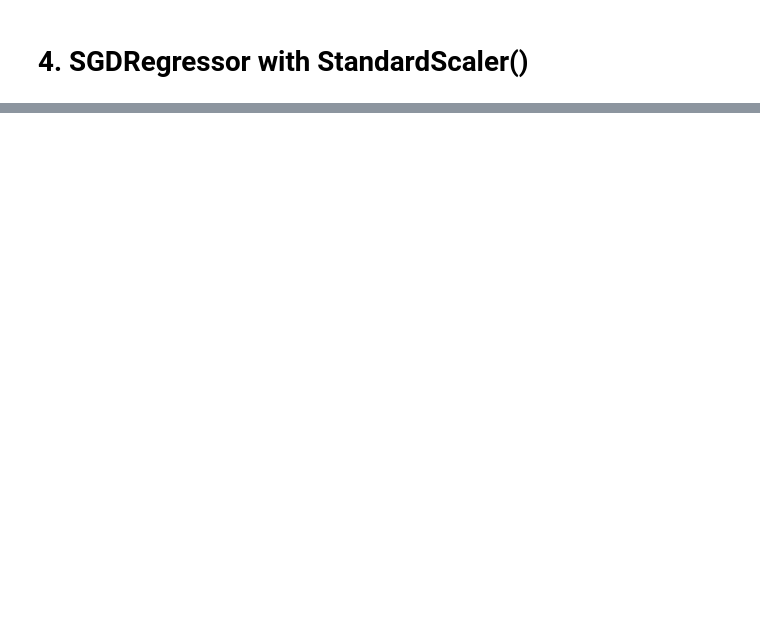
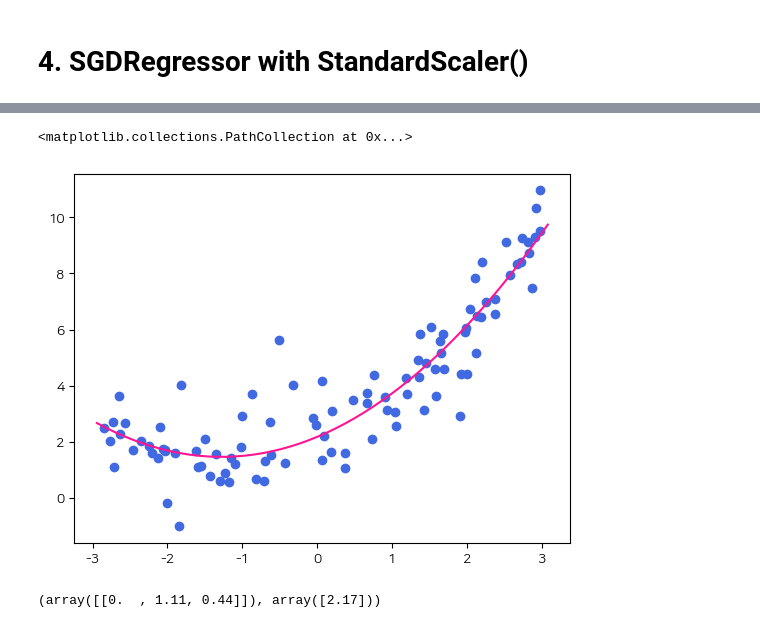
Before and after one commit to malcano/Data_Engineering_20, a Jupyter notebook: machinelearning/03ML.ipynb, the cells around one changed output, grey strips where cells are left out. Saved outputs shown, nothing was run; the diff lists cells and outputs as text; code cells hidden in the pictures; blank space fills up the shorter version.

```diff
--- a/machinelearning/03ML.ipynb
+++ b/machinelearning/03ML.ipynb
@@ -394,0 +602,26 @@ print(reg.coef_, reg.intercept_)
+# %%
+from sklearn.preprocessing import PolynomialFeatures
+
+poly = PolynomialFeatures(degree=2)#2차원으로 만들어줭
+X2_train = poly.fit_transform(X)
+X2_train# 이렇게 입력함수를 늘려서 준비를 해놓고
+y_train  = y
+
+xx = np.arange(-3,3,0.01)
+xx2 = xx.reshape(-1,1)
+
+reg2 = LinearRegression()
+reg2.fit(X2_train, y_train)
+xx2 = poly.transform(xx)
+yy = reg2.predict(xx2)
+# %%
+plt.plot(xx,yy, color = 'deeppink')
+plt.scatter(X,y, c='royalblue')
+# %% [output]
+<matplotlib.collections.PathCollection at 0x...>
+[figure, added]
+# %%
+# 구해진 2차식의 계수 확인
+reg2.coef_, reg2.intercept_ # 1, x ,x^2 순인데 1 부분 저래 나오는 이유는 절편이기 때문!
+# %% [output]
+(array([[0.  , 1.11, 0.44]]), array([2.17]))
```
Also changed, not shown: parts of 85 cells of this notebook.
